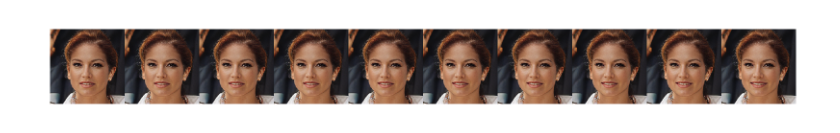
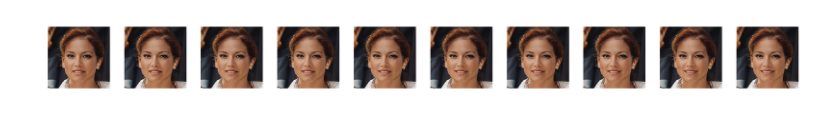
Before and after one commit to ieee8023/latentshift, a Jupyter notebook: example.ipynb, the cells around one changed output. Saved outputs shown, nothing was run; the diff lists cells and outputs as text; code cells hidden in the pictures.

```diff
--- a/example.ipynb
+++ b/example.ipynb
@@ -69,6 +70,10 @@ model.targets
 target = model.targets.index("smiling")
 # %%
 attr = captum.attr.LatentShift(model, ae)
-output = attr.attribute(x, target=target)
-plt.imshow(output['heatmap']);
+output = attr.attribute(
+    x,
+    target=target,
+    return_dicts=True,
+)[0]
+plt.imshow(output['heatmap'].mean(0));
 # %% [output]
@@ -95,8 +93,9 @@ Shift: -11.800000000000026 , Prediction: [0.8779259]
 # %%
-images_f = [h.transpose(0, 2, 3, 1) for h in output["generated_images"]]
-dimgs = np.concatenate(images_f)
-fig, ax = plt.subplots(1,1, figsize=(8,3), dpi=350)
-plt.imshow(np.concatenate(dimgs,1), interpolation='none');
-plt.axis('off');
+images_f = [h.transpose(1, 2, 0) for h in output["generated_images"]]
+fig, axs = plt.subplots(ncols=len(images_f), squeeze=False, figsize=(8,3), dpi=350)
+for i, img in enumerate(images_f):
+    axs[0, i].imshow(img, interpolation='none')
+    axs[0, i].axis('off');
+plt.tight_layout()
 # %% [output]
-[figure, old version]
+[figure, new version]
```
Also changed, not shown: parts of 7 cells of this notebook, 2 other files.
